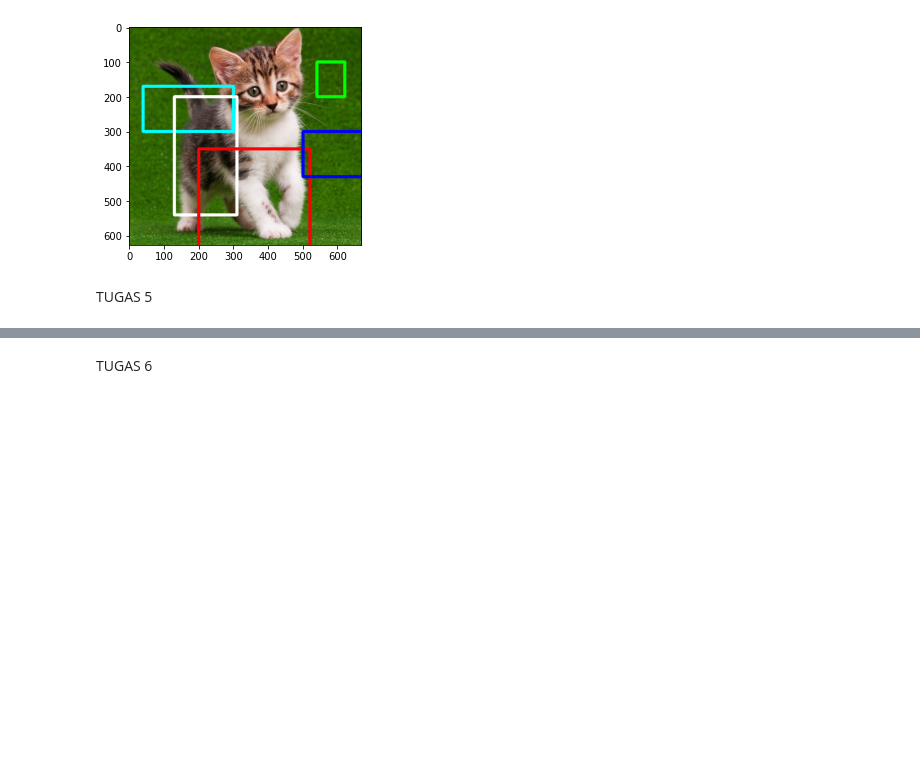
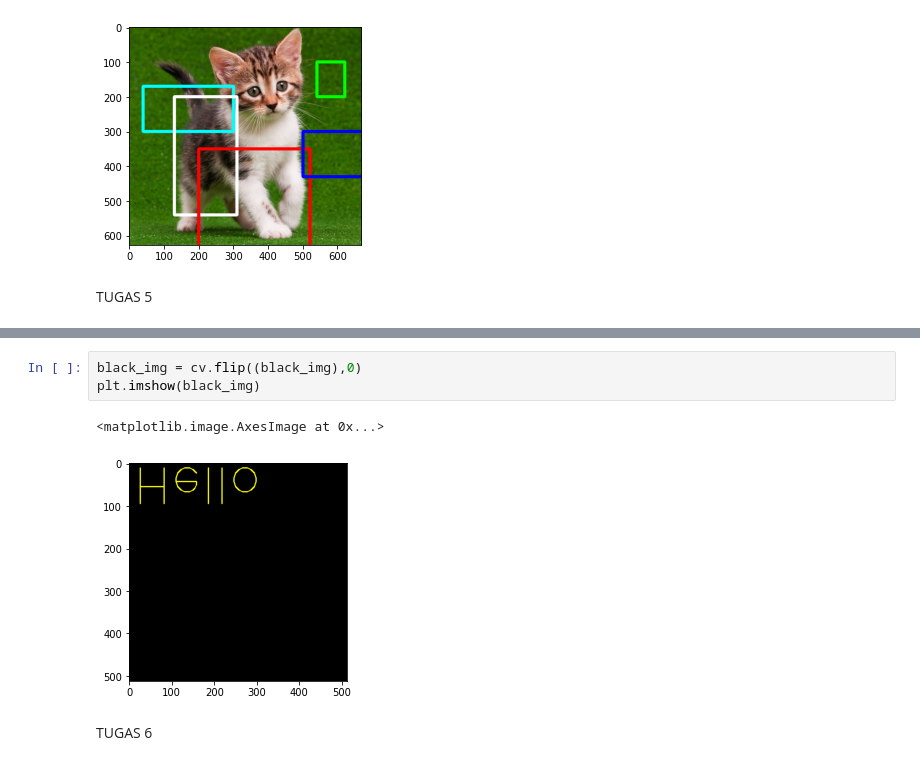
Before and after one commit to RifkieNurdianAdiNugroho/PCVK_Genap_2022, a Jupyter notebook: Week2.ipynb, the cells around one changed output, grey strips where cells are left out. Drawn from its saved outputs; the diff is of its cells as text; blank space fills up the shorter version.

```diff
--- a/Week2.ipynb
+++ b/Week2.ipynb
@@ -199,3 +199,9 @@ ax.imshow(img_s)
+# %%
+black_img = cv.flip((black_img),0)
+plt.imshow(black_img)
+# %% [output]
+<matplotlib.image.AxesImage at 0x...>
+[figure, added]
 # %% [markdown]
 TUGAS 6
 # %%
```
Also changed, not shown: parts of 9 cells of this notebook.
